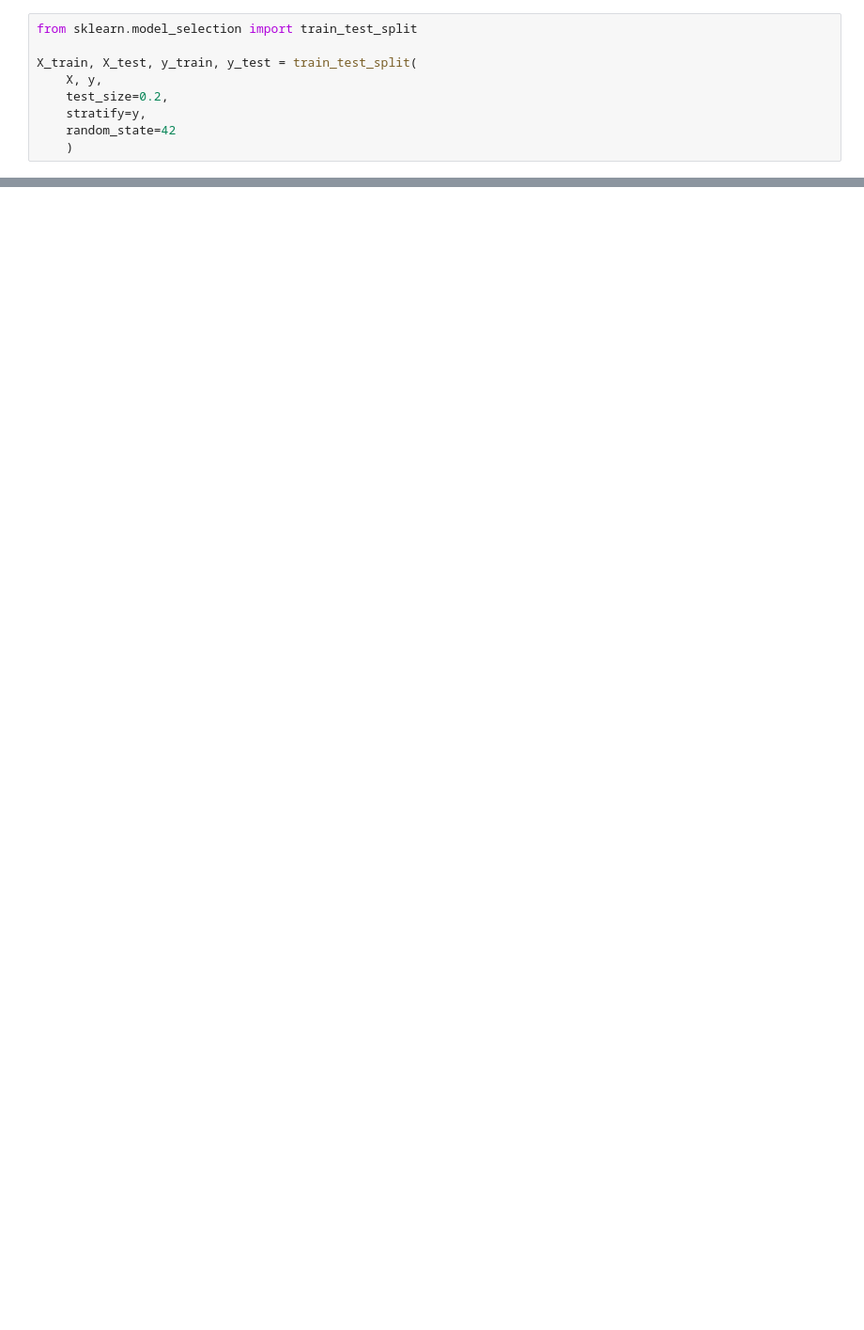
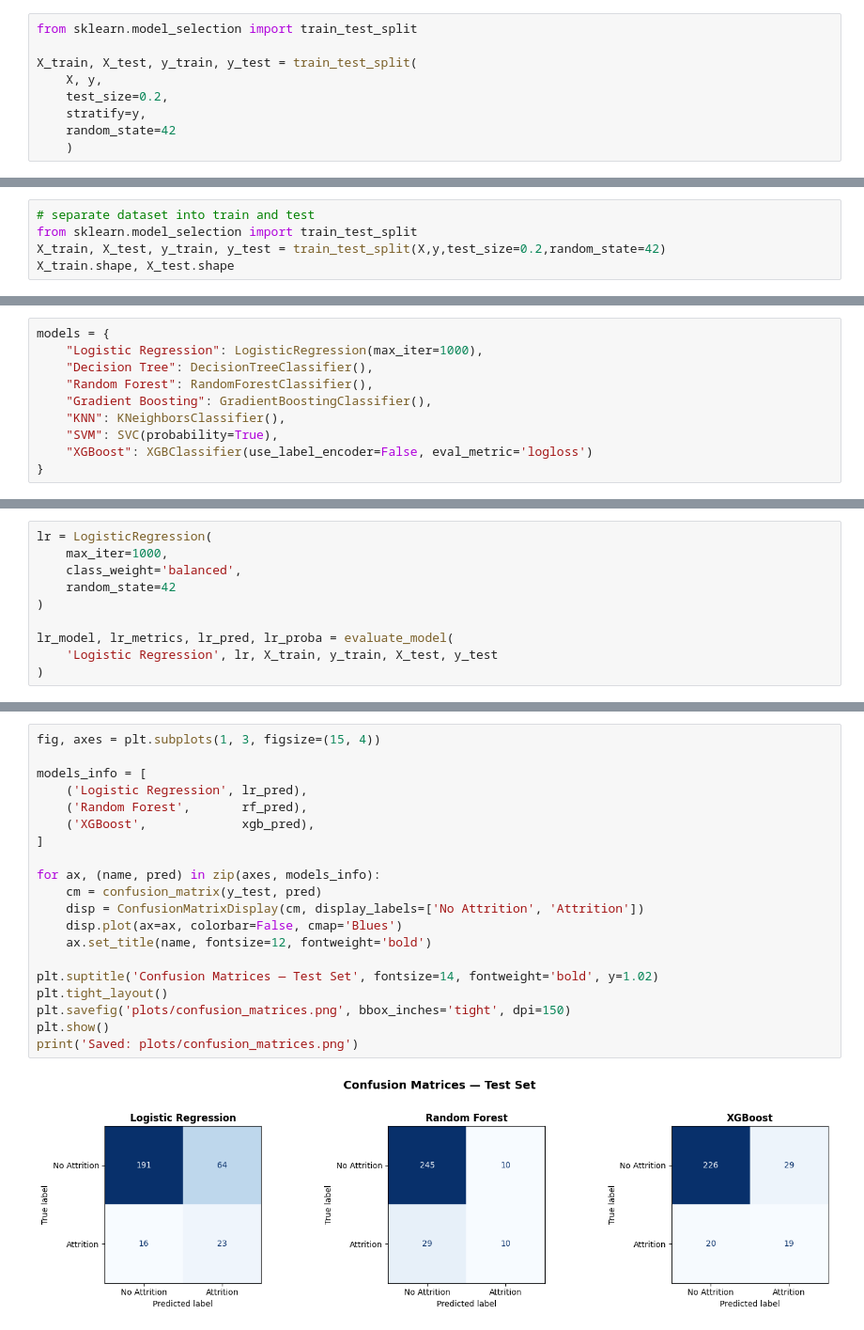
Before and after one commit to Nishit26Khandhar/Employee_Attrition_Prediction, a Jupyter notebook: notebook/data/model_Training.ipynb, the cells around one changed output, grey strips where cells are left out. Shown at 94% size. Cells and saved outputs as stored; diff of their text form; blank space fills up the shorter version.

```diff
--- a/notebook/data/model_Training.ipynb
+++ b/notebook/data/model_Training.ipynb
@@ -80,0 +332,5 @@ df.head()
+# %%
+# separate dataset into train and test
+from sklearn.model_selection import train_test_split
+X_train, X_test, y_train, y_test = train_test_split(X,y,test_size=0.2,random_state=42)
+X_train.shape, X_test.shape
@@ -80,0 +346,10 @@ df.head()
+# %%
+models = {
+    "Logistic Regression": LogisticRegression(max_iter=1000),
+    "Decision Tree": DecisionTreeClassifier(),
+    "Random Forest": RandomForestClassifier(),
+    "Gradient Boosting": GradientBoostingClassifier(),
+    "KNN": KNeighborsClassifier(),
+    "SVM": SVC(probability=True),
+    "XGBoost": XGBClassifier(use_label_encoder=False, eval_metric='logloss')
+}
@@ -80,0 +509,10 @@ df.head()
+# %%
+lr = LogisticRegression(
+    max_iter=1000,
+    class_weight='balanced',
+    random_state=42
+)
+
+lr_model, lr_metrics, lr_pred, lr_proba = evaluate_model(
+    'Logistic Regression', lr, X_train, y_train, X_test, y_test
+)
@@ -80,0 +701,22 @@ df.head()
+# %%
+fig, axes = plt.subplots(1, 3, figsize=(15, 4))
+
+models_info = [
+    ('Logistic Regression', lr_pred),
+    ('Random Forest',       rf_pred),
+    ('XGBoost',             xgb_pred),
+]
+
+for ax, (name, pred) in zip(axes, models_info):
+    cm = confusion_matrix(y_test, pred)
+    disp = ConfusionMatrixDisplay(cm, display_labels=['No Attrition', 'Attrition'])
+    disp.plot(ax=ax, colorbar=False, cmap='Blues')
+    ax.set_title(name, fontsize=12, fontweight='bold')
+
+plt.suptitle('Confusion Matrices — Test Set', fontsize=14, fontweight='bold', y=1.02)
+plt.tight_layout()
+plt.savefig('plots/confusion_matrices.png', bbox_inches='tight', dpi=150)
+plt.show()
+print('Saved: plots/confusion_matrices.png')
+# %% [output]
+[figure, added]
```
Also changed, not shown: parts of 40 cells of this notebook, 24 other files.
